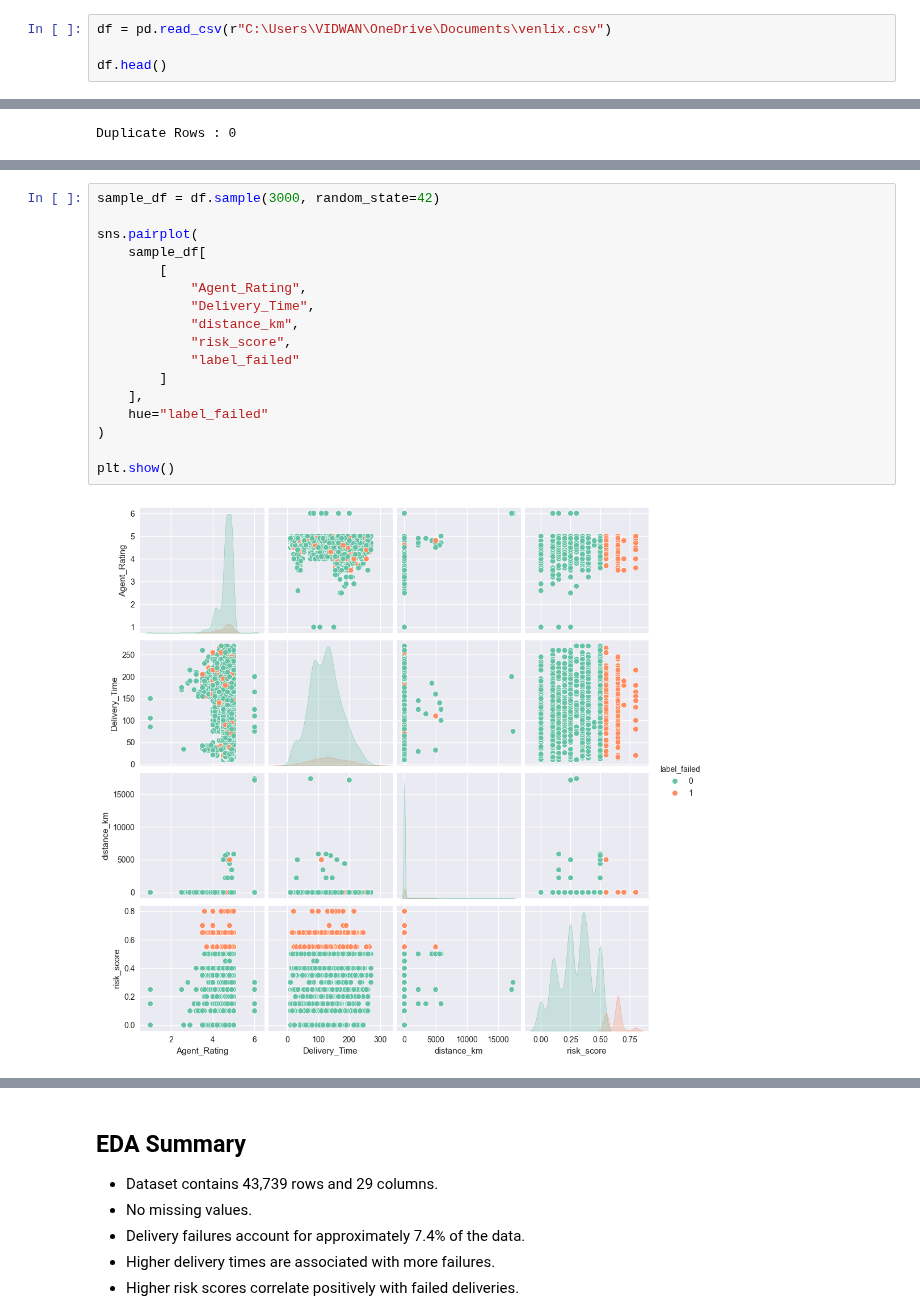
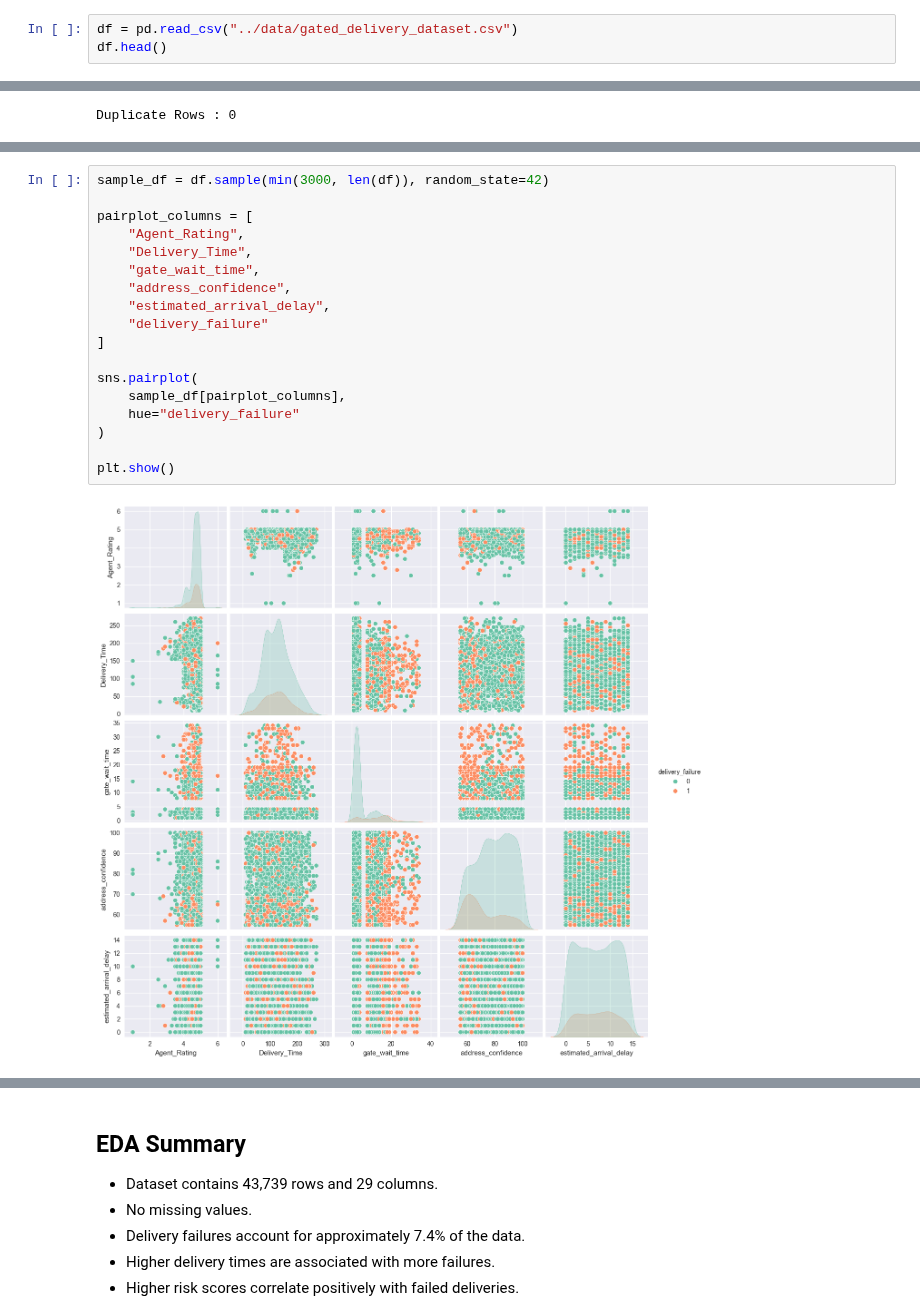
Before and after one commit to vidwansai66/Venlix, a Jupyter notebook: notebooks/02_EDA.ipynb, the cells around one changed output, grey strips where cells are left out. Drawn from its saved outputs; the diff is of its cells as text.

```diff
--- a/notebooks/02_EDA.ipynb
+++ b/notebooks/02_EDA.ipynb
@@ -16,7 +16,6 @@ print("Libraries Imported Successfully ✅")
 # %% [output]
 Libraries Imported Successfully ✅
 # %%
-df = pd.read_csv(r"C:\Users\VIDWAN\OneDrive\Documents\venlix.csv")
-
+df = pd.read_csv("../data/gated_delivery_dataset.csv")
 df.head()
 # %% [output]
@@ -324,22 +301,23 @@ plt.show()
 # %%
-sample_df = df.sample(3000, random_state=42)
+sample_df = df.sample(min(3000, len(df)), random_state=42)
+
+pairplot_columns = [
+    "Agent_Rating",
+    "Delivery_Time",
+    "gate_wait_time",
+    "address_confidence",
+    "estimated_arrival_delay",
+    "delivery_failure"
+]
 
 sns.pairplot(
-    sample_df[
-        [
-            "Agent_Rating",
-            "Delivery_Time",
-            "distance_km",
-            "risk_score",
-            "label_failed"
-        ]
-    ],
-    hue="label_failed"
+    sample_df[pairplot_columns],
+    hue="delivery_failure"
 )
 
 plt.show()
 # %% [output]
-[figure, old version]
+[figure, new version]
 # %%
 plt.figure(figsize=(7,5))
 
```
Also changed, not shown: parts of 21 cells of this notebook, 42 other files.
